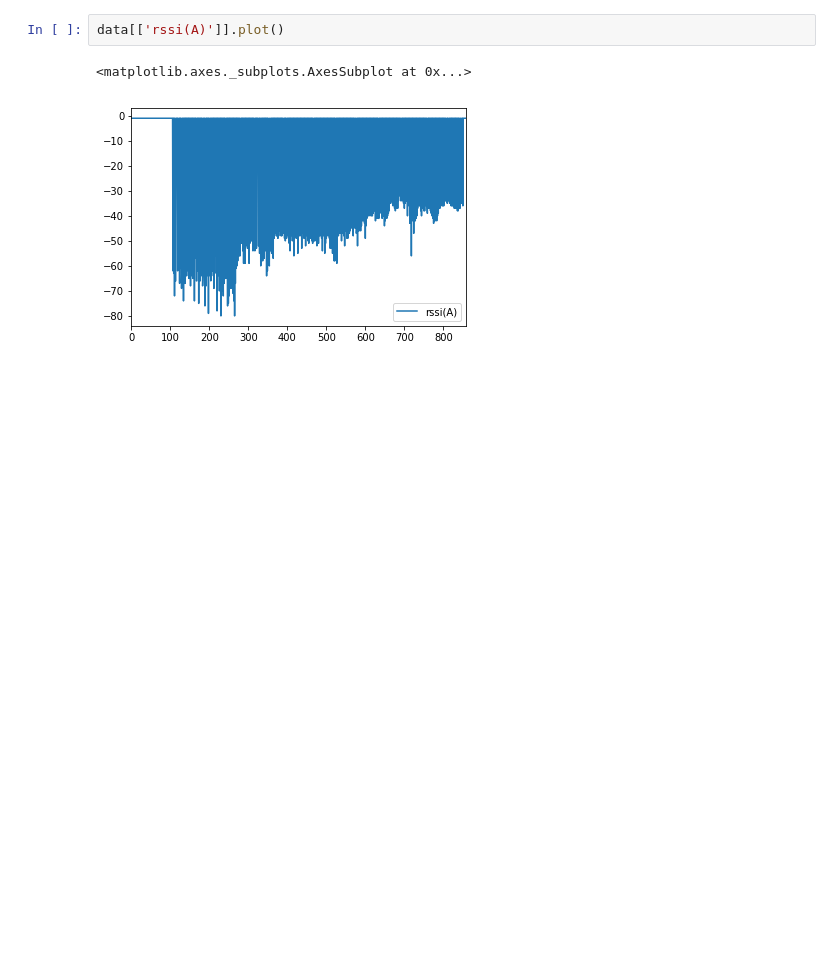
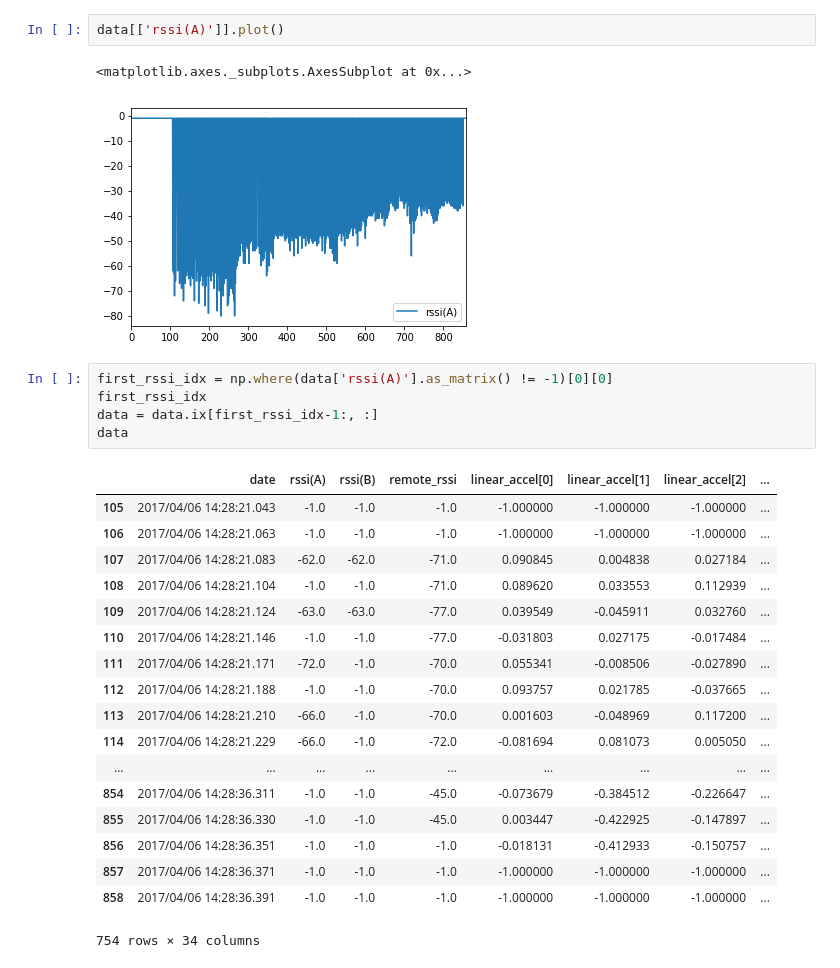
Before and after one commit to refluster/jupyter, a Jupyter notebook: 009.dkj_learn/datasets.ipynb, the cells around one changed output. Cells and saved outputs as stored; diff of their text form; blank space fills up the shorter version.

```diff
--- a/009.dkj_learn/datasets.ipynb
+++ b/009.dkj_learn/datasets.ipynb
@@ -56,3 +61,27 @@ data[['rssi(A)']].plot()
 # %% [output]
 <matplotlib.axes._subplots.AxesSubplot at 0x...>
 [figure]
+# %%
+first_rssi_idx = np.where(data['rssi(A)'].as_matrix() != -1)[0][0]
+first_rssi_idx
+data = data.ix[first_rssi_idx-1:, :]
+data
+# %% [output]
+|  | date | rssi(A) | rssi(B) | remote_rssi | linear_accel[0] | linear_accel[1] | linear_accel[2] | ... |
+| 105 | 2017/04/06 14:28:21.043 | -1.0 | -1.0 | -1.0 | -1.000000 | -1.000000 | -1.000000 | ... |
+| 106 | 2017/04/06 14:28:21.063 | -1.0 | -1.0 | -1.0 | -1.000000 | -1.000000 | -1.000000 | ... |
+| 107 | 2017/04/06 14:28:21.083 | -62.0 | -62.0 | -71.0 | 0.090845 | 0.004838 | 0.027184 | ... |
+| 108 | 2017/04/06 14:28:21.104 | -1.0 | -1.0 | -71.0 | 0.089620 | 0.033553 | 0.112939 | ... |
+| 109 | 2017/04/06 14:28:21.124 | -63.0 | -63.0 | -77.0 | 0.039549 | -0.045911 | 0.032760 | ... |
+| 110 | 2017/04/06 14:28:21.146 | -1.0 | -1.0 | -77.0 | -0.031803 | 0.027175 | -0.017484 | ... |
+| 111 | 2017/04/06 14:28:21.171 | -72.0 | -1.0 | -70.0 | 0.055341 | -0.008506 | -0.027890 | ... |
+| 112 | 2017/04/06 14:28:21.188 | -1.0 | -1.0 | -70.0 | 0.093757 | 0.021785 | -0.037665 | ... |
+| 113 | 2017/04/06 14:28:21.210 | -66.0 | -1.0 | -70.0 | 0.001603 | -0.048969 | 0.117200 | ... |
+| 114 | 2017/04/06 14:28:21.229 | -66.0 | -1.0 | -72.0 | -0.081694 | 0.081073 | 0.005050 | ... |
+| ... | ... | ... | ... | ... | ... | ... | ... | ... |
+| 854 | 2017/04/06 14:28:36.311 | -1.0 | -1.0 | -45.0 | -0.073679 | -0.384512 | -0.226647 | ... |
+| 855 | 2017/04/06 14:28:36.330 | -1.0 | -1.0 | -45.0 | 0.003447 | -0.422925 | -0.147897 | ... |
+| 856 | 2017/04/06 14:28:36.351 | -1.0 | -1.0 | -1.0 | -0.018131 | -0.412933 | -0.150757 | ... |
+| 857 | 2017/04/06 14:28:36.371 | -1.0 | -1.0 | -1.0 | -1.000000 | -1.000000 | -1.000000 | ... |
+| 858 | 2017/04/06 14:28:36.391 | -1.0 | -1.0 | -1.0 | -1.000000 | -1.000000 | -1.000000 | ... |
+754 rows × 34 columns
```
Also changed, not shown: parts of 1 cell of this notebook.
